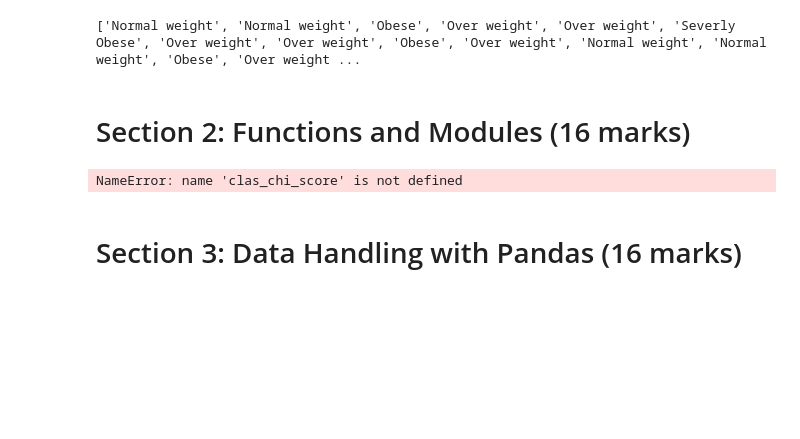
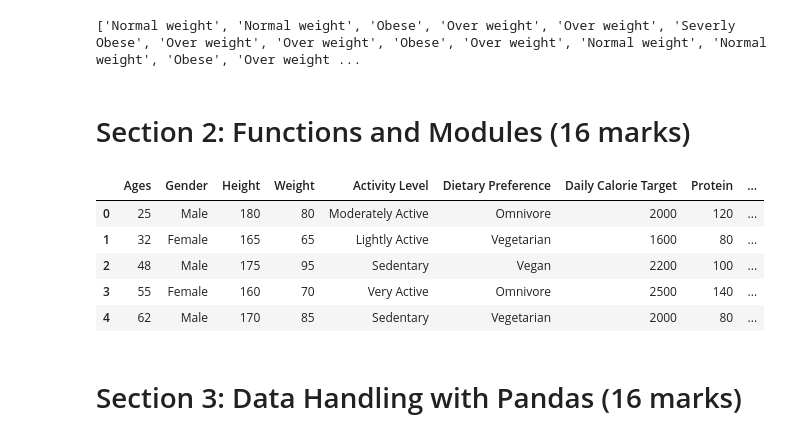
Before and after one commit to KEN-DATALABS/DATA-ANALYSIS, a Jupyter notebook: SOFTWARE_CourseWorkTemplate (1).ipynb, the cells around one changed output. Drawn from its saved outputs; the diff is of its cells as text; code cells hidden in the pictures; blank space fills up the shorter version.

```diff
--- a/SOFTWARE_CourseWorkTemplate (1).ipynb
+++ b/SOFTWARE_CourseWorkTemplate (1).ipynb
@@ -112,6 +112,15 @@ print(BMI)
 # Section 2: Functions and Modules (16 marks)
 # %%
 # Explanation and Documentation
+# %%
+raw_data.head()
+# %% [output]
+|  | Ages | Gender | Height | Weight | Activity Level | Dietary Preference | Daily Calorie Target | Protein | ... |
+| 0 | 25 | Male | 180 | 80 | Moderately Active | Omnivore | 2000 | 120 | ... |
+| 1 | 32 | Female | 165 | 65 | Lightly Active | Vegetarian | 1600 | 80 | ... |
+| 2 | 48 | Male | 175 | 95 | Sedentary | Vegan | 2200 | 100 | ... |
+| 3 | 55 | Female | 160 | 70 | Very Active | Omnivore | 2500 | 140 | ... |
+| 4 | 62 | Male | 170 | 85 | Sedentary | Vegetarian | 2000 | 80 | ... |
 # %%
 import numpy as np
 #filling up the missing values in each column using sklearn simple imputer
@@ -148,18 +158,0 @@ pie_chart(df, 'MainBranch')
-# %%
-import seaborn as sns
-import matplotlib.pyplot as plt
-#function to visualize the chi_score
-def plot_chi_score(chi_score,title,palette=None):
-    plt.figure(figsize=(20,9))
-    #create a barplot
-    sns.barplot(x=chi_score.index,y=chi_score,palette=palette)
-    plt.title(title,fontsize=16)
-    plt.xlabel('Feature', fontsize=16)
-    plt.ylabel('Chi-Score',fontsize=14)
-    plt.xticks(rotation=90,fontsize=10)
-    plt.show()
-#call the function
-plot_chi_score(clas_chi_score,title='CHI-SCORE FOR CLASSIFICATION TASK',palette='flare')
-plt.savefig('/kaggle/working/mutual_clas.png')
-# %% [output]
-NameError: name 'clas_chi_score' is not defined
```
Also changed, not shown: parts of 7 cells of this notebook.
